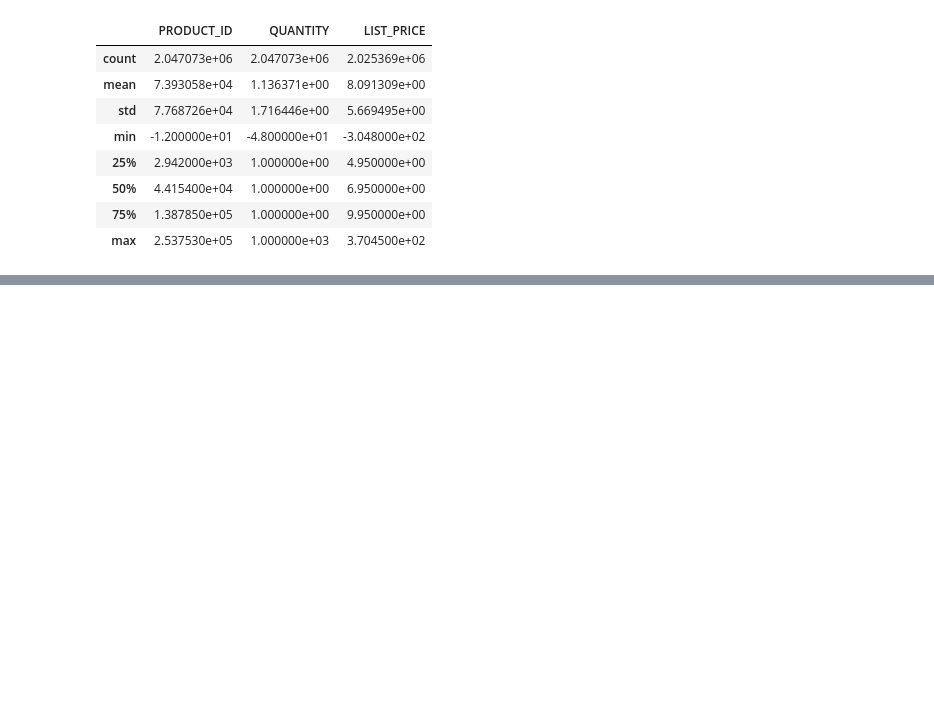
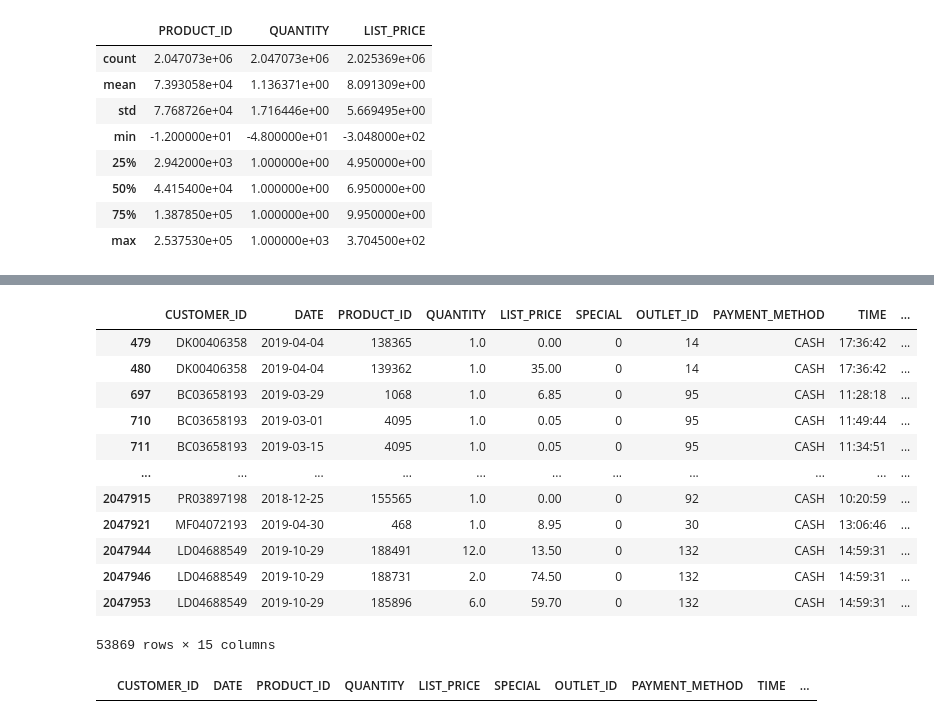
Before and after one commit to PeterBaraka/ml_fieldwork_lab, a Jupyter notebook: exploration_report.ipynb, the cells around one changed output, grey strips where cells are left out. Drawn from its saved outputs; the diff is of its cells as text; code cells hidden in the pictures; blank space fills up the shorter version.

```diff
--- a/exploration_report.ipynb
+++ b/exploration_report.ipynb
@@ -167,0 +281,21 @@ rsd_df.describe()
+# %%
+anan[anan['TOTAL_POINTS'].isna()]
+# %% [output]
+|  | CUSTOMER_ID | DATE | PRODUCT_ID | QUANTITY | LIST_PRICE | SPECIAL | OUTLET_ID | PAYMENT_METHOD | TIME | ... |
+| 479 | DK00406358 | 2019-04-04 | 138365 | 1.0 | 0.00 | 0 | 14 | CASH | 17:36:42 | ... |
+| 480 | DK00406358 | 2019-04-04 | 139362 | 1.0 | 35.00 | 0 | 14 | CASH | 17:36:42 | ... |
+| 697 | BC03658193 | 2019-03-29 | 1068 | 1.0 | 6.85 | 0 | 95 | CASH | 11:28:18 | ... |
+| 710 | BC03658193 | 2019-03-01 | 4095 | 1.0 | 0.05 | 0 | 95 | CASH | 11:49:44 | ... |
+| 711 | BC03658193 | 2019-03-15 | 4095 | 1.0 | 0.05 | 0 | 95 | CASH | 11:34:51 | ... |
+| ... | ... | ... | ... | ... | ... | ... | ... | ... | ... | ... |
+| 2047915 | PR03897198 | 2018-12-25 | 155565 | 1.0 | 0.00 | 0 | 92 | CASH | 10:20:59 | ... |
+| 2047921 | MF04072193 | 2019-04-30 | 468 | 1.0 | 8.95 | 0 | 30 | CASH | 13:06:46 | ... |
+| 2047944 | LD04688549 | 2019-10-29 | 188491 | 12.0 | 13.50 | 0 | 132 | CASH | 14:59:31 | ... |
+| 2047946 | LD04688549 | 2019-10-29 | 188731 | 2.0 | 74.50 | 0 | 132 | CASH | 14:59:31 | ... |
+| 2047953 | LD04688549 | 2019-10-29 | 185896 | 6.0 | 59.70 | 0 | 132 | CASH | 14:59:31 | ... |
+53869 rows × 15 columns
+# %%
+anan['TOTAL_POINTS'] = anan['TOTAL_POINTS'].fillna(0)
+anan[anan['TOTAL_POINTS'].isna()]
+# %% [output]
+|  | CUSTOMER_ID | DATE | PRODUCT_ID | QUANTITY | LIST_PRICE | SPECIAL | OUTLET_ID | PAYMENT_METHOD | TIME | ... |
```
Also changed, not shown: parts of 43 cells of this notebook.
